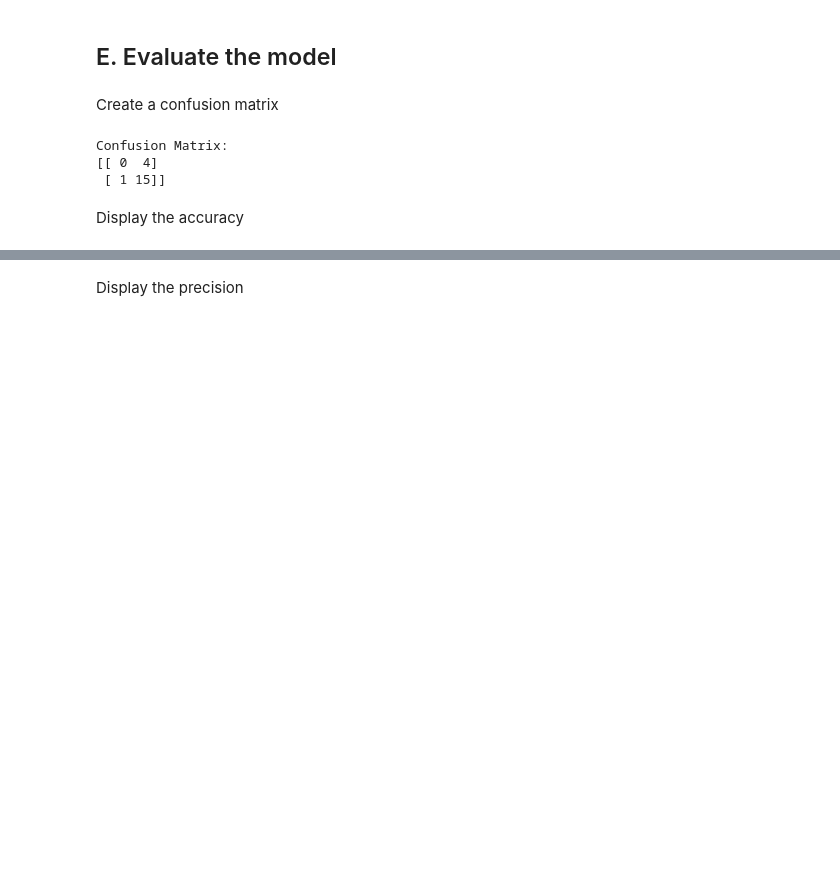
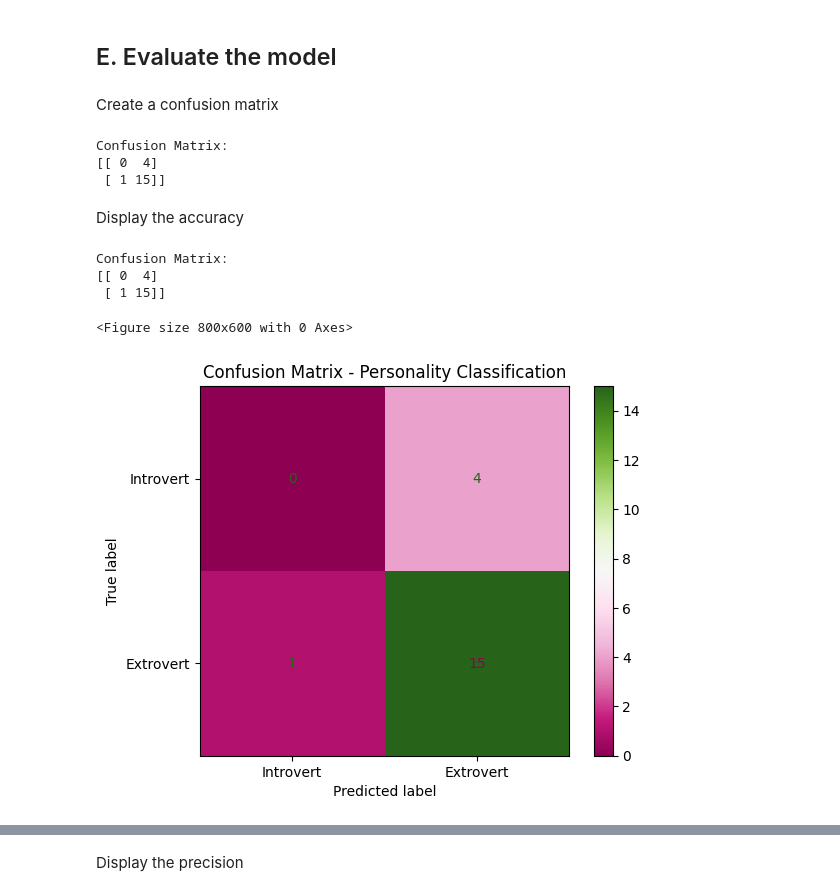
Before and after one commit to mnmzz/CCMACLRL_EXERCISES_COM231ML, a Jupyter notebook: Exercise1_Mercado,_M.ipynb, the cells around one changed output, grey strips where cells are left out. Drawn from its saved outputs; the diff is of its cells as text; code cells hidden in the pictures; blank space fills up the shorter version.

```diff
--- a/Exercise1_Mercado,_M.ipynb
+++ b/Exercise1_Mercado,_M.ipynb
@@ -191,6 +189,21 @@ Confusion Matrix:
  [ 1 15]]
 # %% [markdown]
 Display the accuracy
+# %%
+cm = confusion_matrix(y_test, y_pred)
+print("Confusion Matrix:")
+print(cm)
+plt.figure(figsize=(8, 6))
+disp = ConfusionMatrixDisplay(confusion_matrix=cm, display_labels=['Introvert', 'Extrovert'])
+disp.plot(cmap='PiYG')
+plt.title('Confusion Matrix - Personality Classification')
+plt.show()
+# %% [output]
+Confusion Matrix:
+[[ 0  4]
+ [ 1 15]]
+<Figure size 800x600 with 0 Axes>
+[figure, added]
 # %%
 accuracy = accuracy_score(y_test, y_pred)
 print(f"\nAccuracy: {accuracy:.4f}")
```
Also changed, not shown: parts of 11 cells of this notebook.
